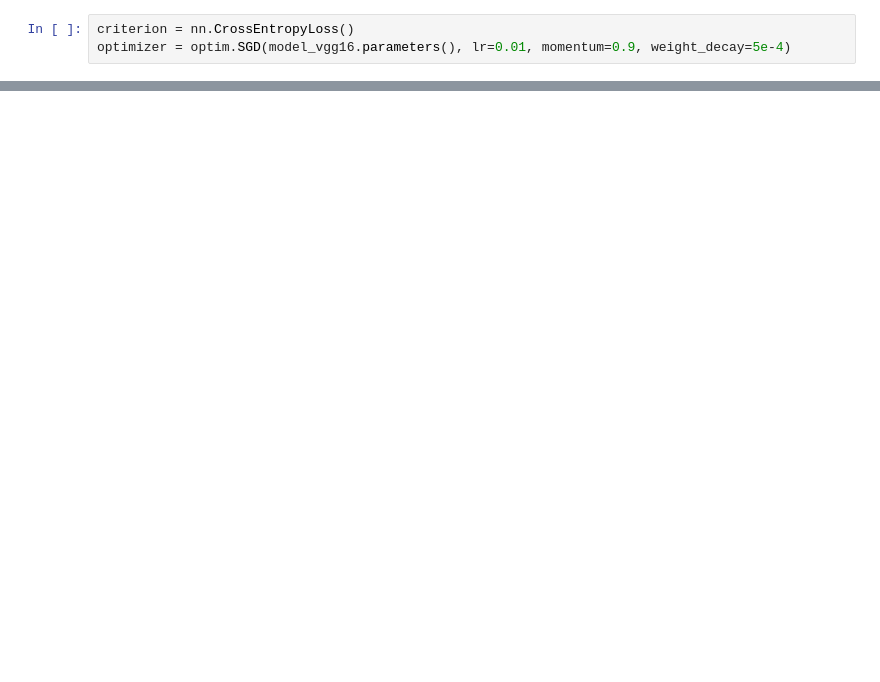
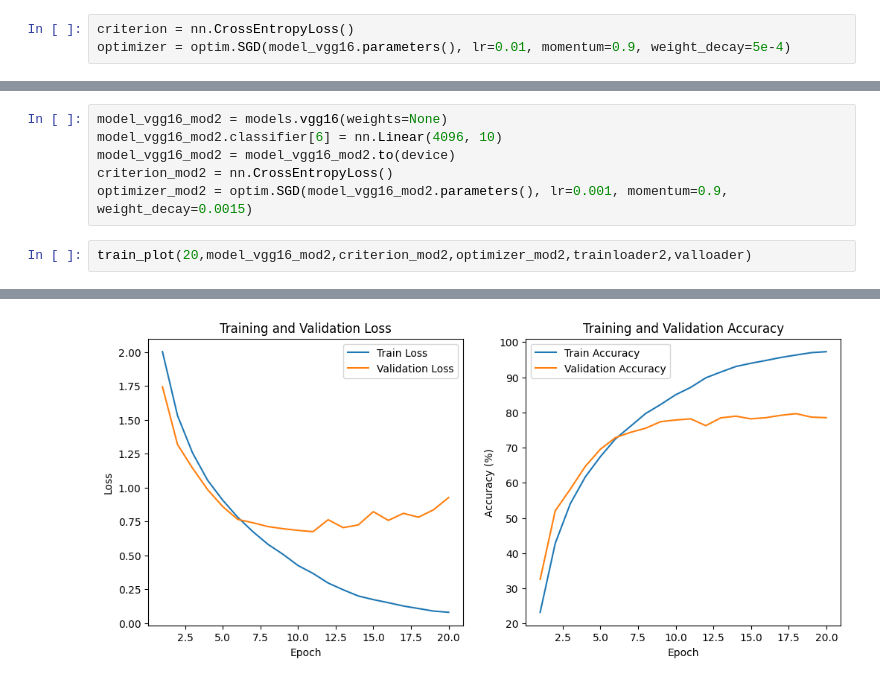
Before and after one commit to Xionghz/DLA2, a Jupyter notebook: Assignment2.ipynb, the cells around one changed output, grey strips where cells are left out. Cells and saved outputs as stored; diff of their text form; blank space fills up the shorter version.

```diff
--- a/Assignment2.ipynb
+++ b/Assignment2.ipynb
@@ -121,0 +236,9 @@ Accuracy: 80.72%
+# %%
+model_vgg16_mod2 = models.vgg16(weights=None)
+model_vgg16_mod2.classifier[6] = nn.Linear(4096, 10)
+model_vgg16_mod2 = model_vgg16_mod2.to(device)
+criterion_mod2 = nn.CrossEntropyLoss()
+optimizer_mod2 = optim.SGD(model_vgg16_mod2.parameters(), lr=0.001, momentum=0.9, weight_decay=0.0015)
+# %%
+train_plot(20,model_vgg16_mod2,criterion_mod2,optimizer_mod2,trainloader2,valloader)
+# %% [output]
@@ -121,0 +262 @@ Accuracy: 80.72%
+[figure, added]
```
Also changed, not shown: parts of 22 cells of this notebook.
